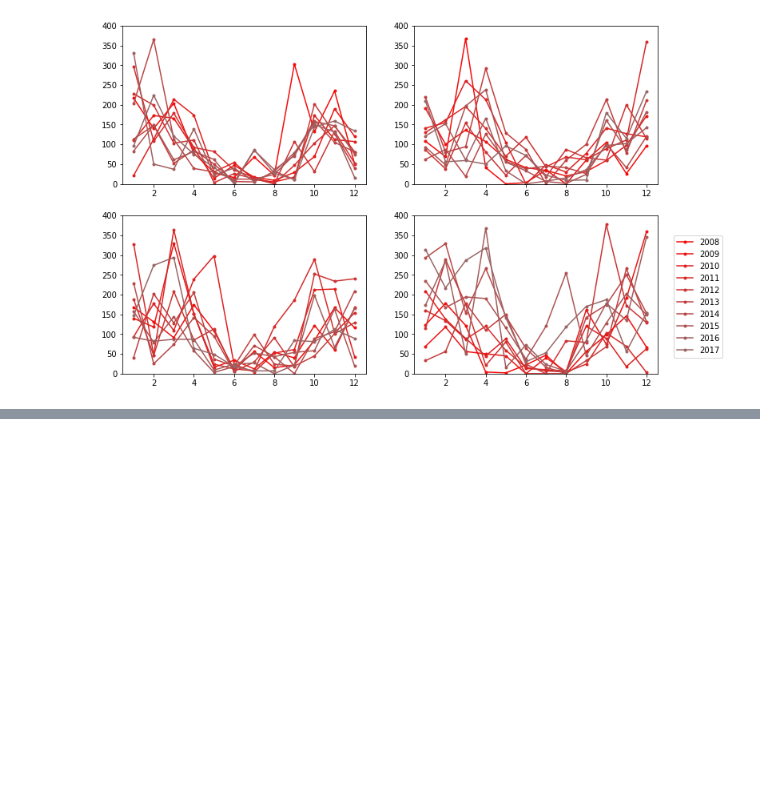
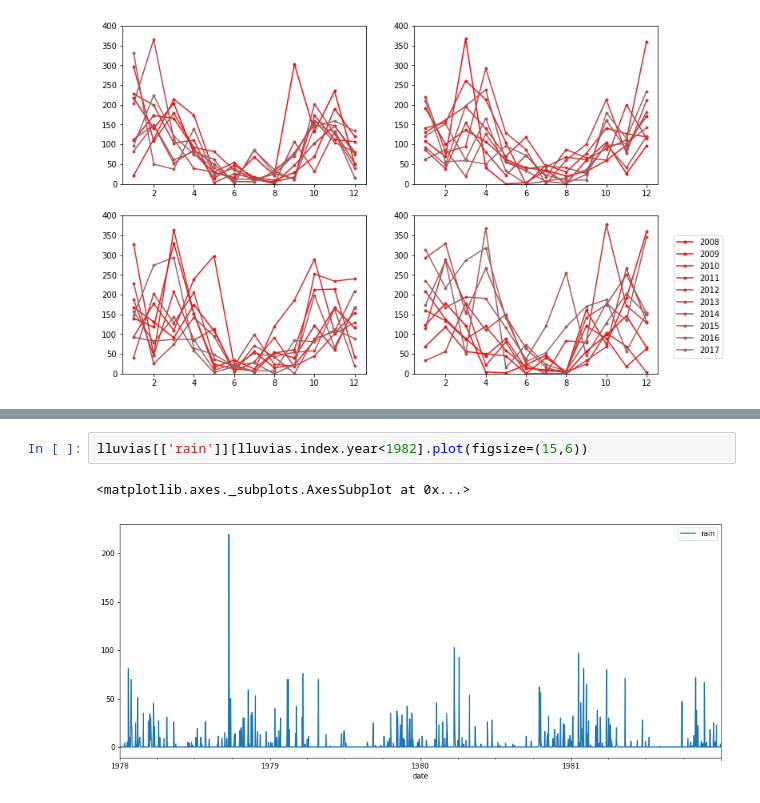
Before and after one commit to Eugenia27/BKP, a Jupyter notebook: Copia_de_Cuando_Llueve.ipynb, the cells around one changed output, grey strips where cells are left out. Drawn from its saved outputs; the diff is of its cells as text; blank space fills up the shorter version.

```diff
--- a/Copia_de_Cuando_Llueve.ipynb
+++ b/Copia_de_Cuando_Llueve.ipynb
@@ -137,0 +145,5 @@ lluvias[lluvias.año<2010].groupby('mesHid').rain.sum().plot()
+# %%
+lluvias[['rain']][lluvias.index.year<1982].plot(figsize=(15,6))
+# %% [output]
+<matplotlib.axes._subplots.AxesSubplot at 0x...>
+[figure, added]
```
Also changed, not shown: parts of 61 cells of this notebook.
